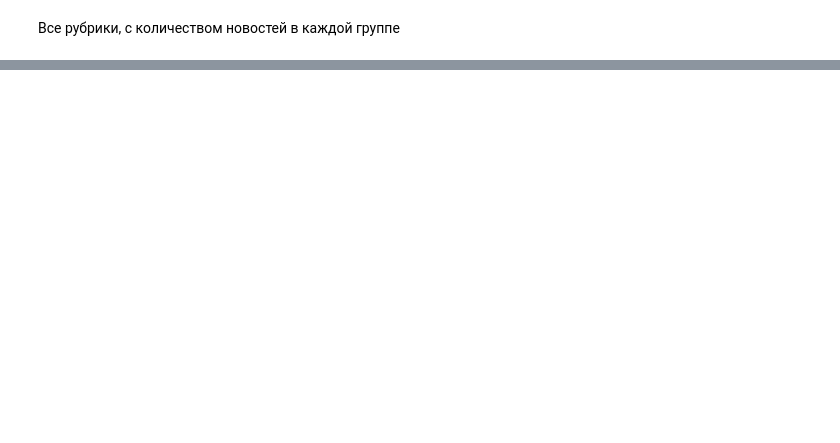
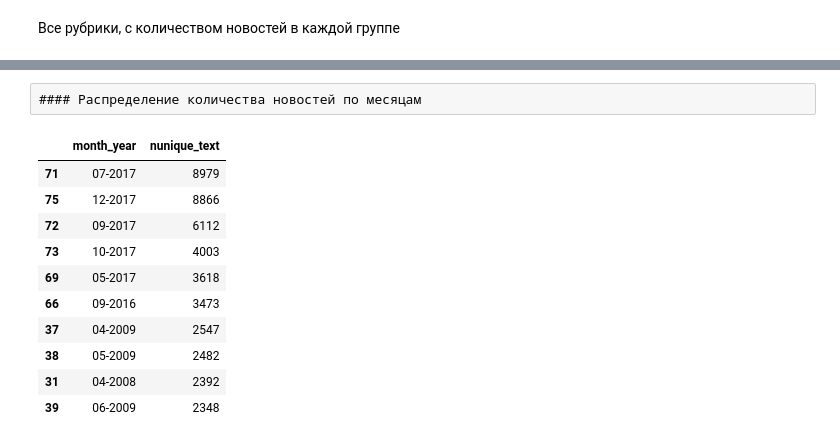
Before and after one commit to vetedde/proj_news_viz, a Jupyter notebook: analysis/news_source_analysis_iz.ipynb, the cells around one changed output, grey strips where cells are left out. Saved outputs shown, nothing was run; the diff lists cells and outputs as text; code cells hidden in the pictures; blank space fills up the shorter version.

```diff
--- a/analysis/news_source_analysis_iz.ipynb
+++ b/analysis/news_source_analysis_iz.ipynb
@@ -164,0 +192,24 @@ Name: topics, dtype: int64
+# %% [raw]
+#### Распределение количества новостей по месяцам
+# %%
+data_iz['month'] = data_iz.date.apply(lambda x: x.month)
+data_iz['year'] = data_iz.date.apply(lambda x: x.year)
+df = data_iz.groupby(['year', 'month']).text.nunique().reset_index()
+df['month_year'] = df[['month', 'year']].apply(lambda x: '-'.join(['0'+str(x.month) if x.month<10 else str(x.month),
+                                                                  str(x.year)]),
+                                               axis =1)
+df.columns = ['year', 'month', 'nunique_text', 'month_year']
+df = df[df.nunique_text>10]
+df[['month_year', 'nunique_text']].sort_values('nunique_text', ascending = False).head(10)
+# %% [output]
+|  | month_year | nunique_text |
+| 71 | 07-2017 | 8979 |
+| 75 | 12-2017 | 8866 |
+| 72 | 09-2017 | 6112 |
+| 73 | 10-2017 | 4003 |
+| 69 | 05-2017 | 3618 |
+| 66 | 09-2016 | 3473 |
+| 37 | 04-2009 | 2547 |
+| 38 | 05-2009 | 2482 |
+| 31 | 04-2008 | 2392 |
+| 39 | 06-2009 | 2348 |
```
Also changed, not shown: parts of 16 cells of this notebook.
